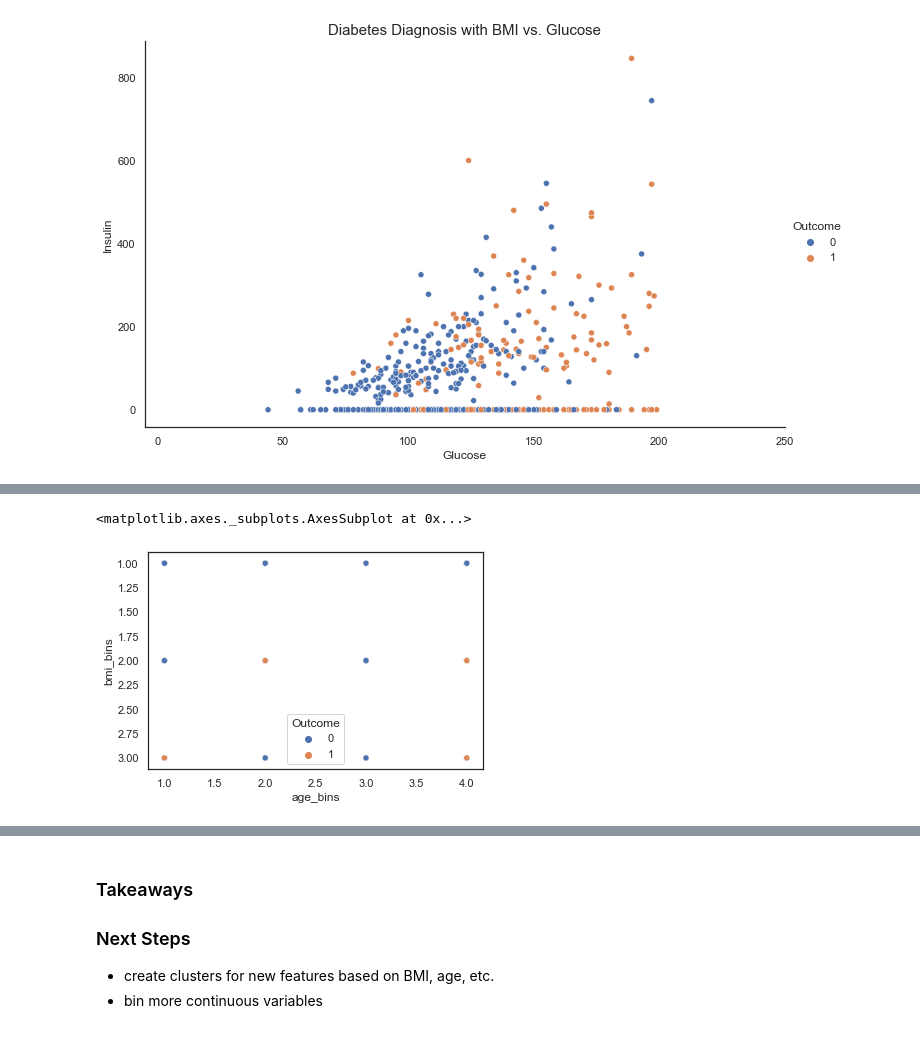
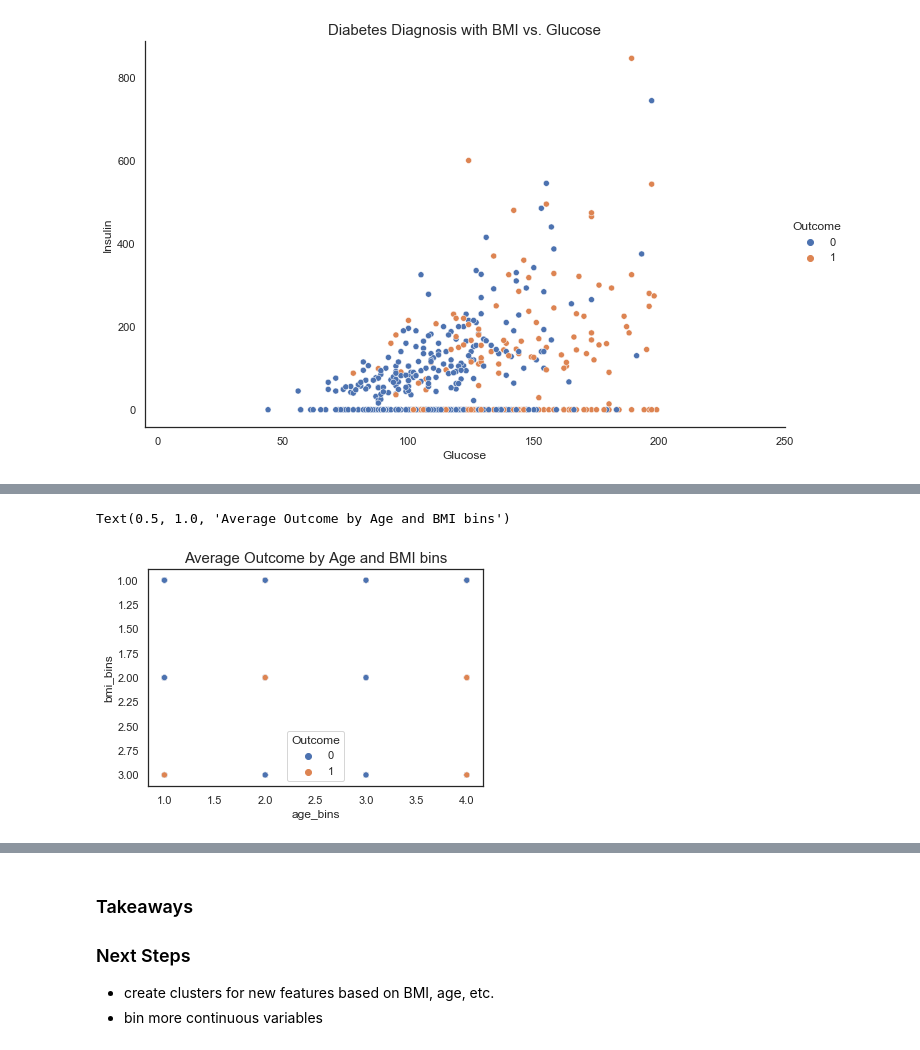
Before and after one commit to ThompsonBethany01/Predicting-Diabetes-Onset, a Jupyter notebook: Data_Analysis.ipynb, the cells around one changed output, grey strips where cells are left out. Cells and saved outputs as stored; diff of their text form; code cells hidden in the pictures.

```diff
--- a/Data_Analysis.ipynb
+++ b/Data_Analysis.ipynb
@@ -519,5 +653,6 @@ sns.scatterplot(x=train.Glucose, y=train.BMI, hue=train.Outcome)
 # %%
 sns.scatterplot(x=train.age_bins, y=train.bmi_bins, hue=train.Outcome)
+plt.title('Average Outcome by Age and BMI bins', size=15)
 # %% [output]
-<matplotlib.axes._subplots.AxesSubplot at 0x...>
+Text(0.5, 1.0, 'Average Outcome by Age and BMI bins')
-[figure, old version]
+[figure, new version]
```
Also changed, not shown: parts of 68 cells of this notebook.
